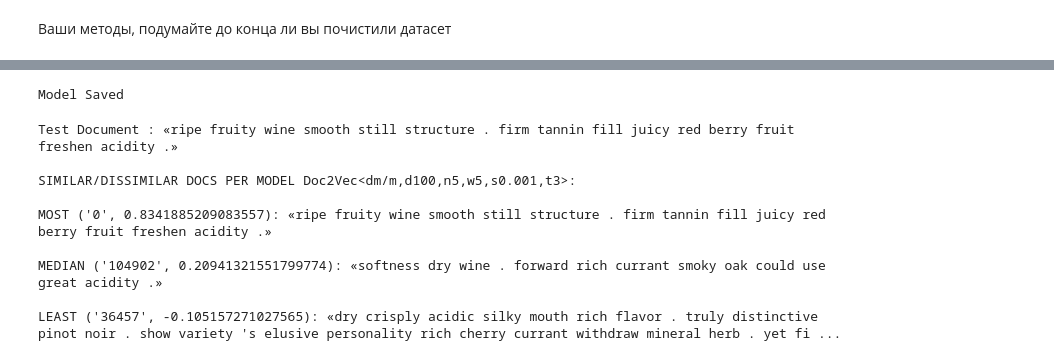
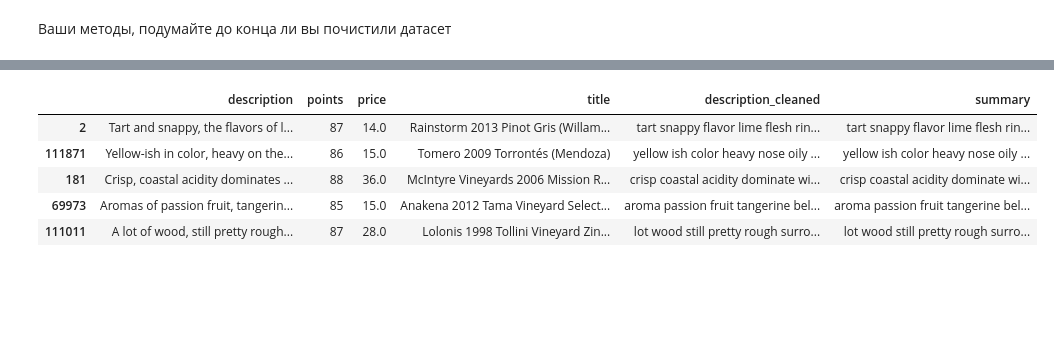
Before and after one commit to DKAvocad00/wine-recommendation, a Jupyter notebook: notebooks/reference.ipynb, the cells around one changed output, grey strips where cells are left out. Saved outputs shown, nothing was run; the diff lists cells and outputs as text; code cells hidden in the pictures; blank space fills up the shorter version.

```diff
--- a/notebooks/reference.ipynb
+++ b/notebooks/reference.ipynb
@@ -238,7 +269,2 @@ LEAST ('119931', -0.1409110575914383): «inaugural vintage owner atlas vineyard
 # %%
-model.save('../model/doc2vec_model.pkl')
-print('Model Saved')
+model = Doc2Vec.load('../model/doc2vec_model')
-# %% [output]
-Model Saved
-# %%
-model = Doc2Vec.load('dock2vec_model.pkl')
@@ -247,19 +271,21 @@ test_data = word_tokenize(reviews['Summary'][1].lower())
-# %%
-inferred_vector = model.infer_vector(test_data)
-sims = model.dv.most_similar([inferred_vector], topn=len(model.dv))
-
-# Compare and print the most/median/least similar documents from the train corpus
-print('Test Document : «{}»\n'.format(' '.join(test_data)))
-print(u'SIMILAR/DISSIMILAR DOCS PER MODEL %s:\n' % model)
-for label, index in [('MOST', 0), ('MEDIAN', len(sims)//2), ('LEAST', len(sims) - 1)]:
-    print(u'%s %s: «%s»\n' % (label, sims[index], ' '.join(tagged_data[int(sims[index][0])].words)))
-# %% [output]
-Test Document : «ripe fruity wine smooth still structure . firm tannin fill juicy red berry fruit freshen acidity .»
-
-SIMILAR/DISSIMILAR DOCS PER MODEL Doc2Vec<dm/m,d100,n5,w5,s0.001,t3>:
-
-MOST ('0', 0.8341885209083557): «ripe fruity wine smooth still structure . firm tannin fill juicy red berry fruit freshen acidity .»
-
-MEDIAN ('104902', 0.20941321551799774): «softness dry wine . forward rich currant smoky oak could use great acidity .»
-
-LEAST ('36457', -0.105157271027565): «dry crisply acidic silky mouth rich flavor . truly distinctive pinot noir . show variety 's elusive personality rich cherry currant withdraw mineral herb . yet fi ...
+# %%
+def get_similar_wines(summary, model, data):
+    vec = model.infer_vector(summary.split())
+    similar_indices = model.dv.most_similar([vec], topn=5)
+    similar_indices = [idx for idx, _ in similar_indices]
+    similar_descriptions = data.iloc[similar_indices]
+
+    return similar_descriptions
+# %%
+summary = 'tart snappy flavor lime flesh rind dominate . green pineapple poke crisp acidity underscore flavor .'
+# %%
+top_similar_descriptions = get_similar_wines(summary,model,reviews)
+# %%
+top_similar_descriptions
+# %% [output]
+|  | description | points | price | title | description_cleaned | summary |
+| 2 | Tart and snappy, the flavors of l... | 87 | 14.0 | Rainstorm 2013 Pinot Gris (Willam... | tart snappy flavor lime flesh rin... | tart snappy flavor lime flesh rin... |
+| 111871 | Yellow-ish in color, heavy on the... | 86 | 15.0 | Tomero 2009 Torrontés (Mendoza) | yellow ish color heavy nose oily ... | yellow ish color heavy nose oily ... |
+| 181 | Crisp, coastal acidity dominates ... | 88 | 36.0 | McIntyre Vineyards 2006 Mission R... | crisp coastal acidity dominate wi... | crisp coastal acidity dominate wi... |
+| 69973 | Aromas of passion fruit, tangerin... | 85 | 15.0 | Anakena 2012 Tama Vineyard Select... | aroma passion fruit tangerine bel... | aroma passion fruit tangerine bel... |
+| 111011 | A lot of wood, still pretty rough... | 87 | 28.0 | Lolonis 1998 Tollini Vineyard Zin... | lot wood still pretty rough surro... | lot wood still pretty rough surro... |
```
Also changed, not shown: parts of 27 cells of this notebook, 13 other files.
